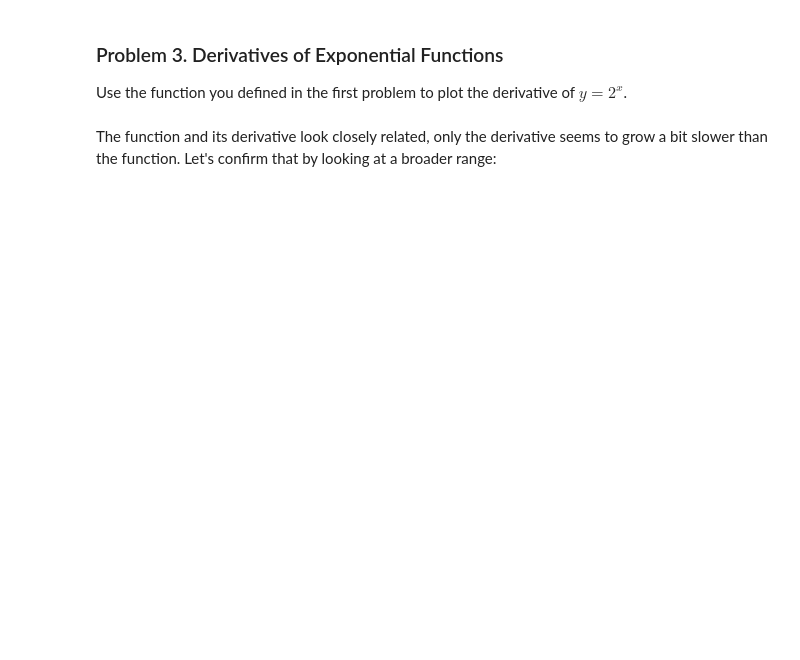
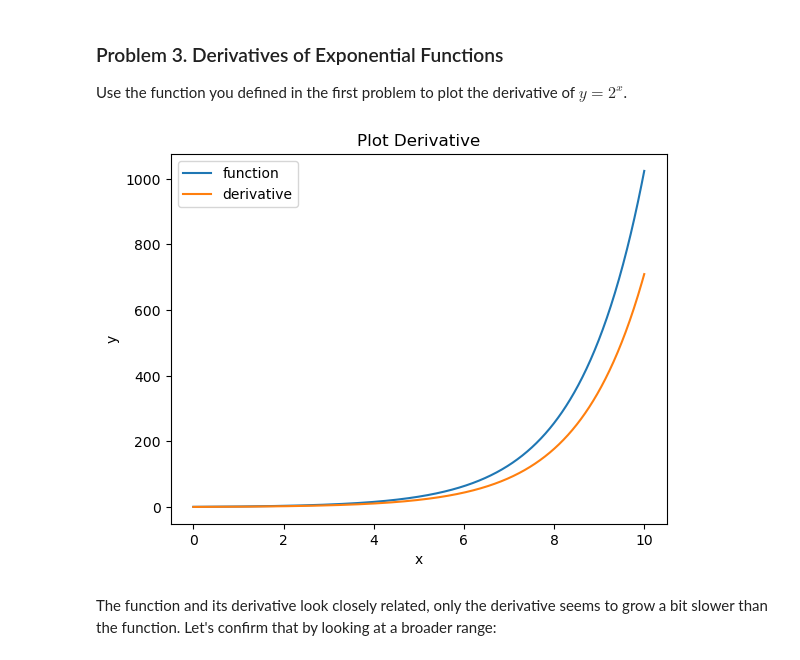
Before and after one commit to mi6oo6im/ml_math_for_devs, a Jupyter notebook: 08. Exercise Calculus/Calculus Exercise.ipynb, the cells around one changed output. Saved outputs shown, nothing was run; the diff lists cells and outputs as text; code cells hidden in the pictures; blank space fills up the shorter version.

```diff
--- a/08. Exercise Calculus/Calculus Exercise.ipynb
+++ b/08. Exercise Calculus/Calculus Exercise.ipynb
@@ -24,7 +24,7 @@ def calculate_derivative_at_point(function, point, precision = 1e-7):
     # return (function(point) - function(point - precision)) / precision
     # return (function(point + precision) - function(point - precision)) / (2 * precision)
 
-def plot_derivative(function, derivative = None, min_x = -10, max_x = 10):
+def plot_derivative(function, derivative = None, min_x = -10, max_x = 10, eq_aspect = True):
     """
     Plots the function and its derivative.
     The `derivative` parameter is optional and can be provided as a separate function.
@@ -51,7 +51,7 @@ def plot_derivative(function, derivative = None, min_x = -10, max_x = 10):
     plt.title('Plot Derivative')
     plt.xlabel('x')
     plt.ylabel('y')
-    plt.gca().set_aspect('equal')
+    plt.gca().set_aspect('equal') if eq_aspect else None
     plt.legend()
     plt.show()
 # %%
@@ -215,7 +226,9 @@ for limit in limits:
 ### Problem 3. Derivatives of Exponential Functions
 Use the function you defined in the first problem to plot the derivative of $y = 2^x$.
 # %%
-plot_derivative(lambda x: 2 ** x, min_x = 0, max_x = 10)
+plot_derivative(lambda x: 2 ** x, min_x = 0, max_x = 10, eq_aspect=False)
+# %% [output]
+[figure, added]
 # %% [markdown]
 The function and its derivative look closely related, only the derivative seems to grow a bit slower than the function. Let's confirm that by looking at a broader range:
 # %%
```
Also changed, not shown: parts of 8 cells of this notebook.
